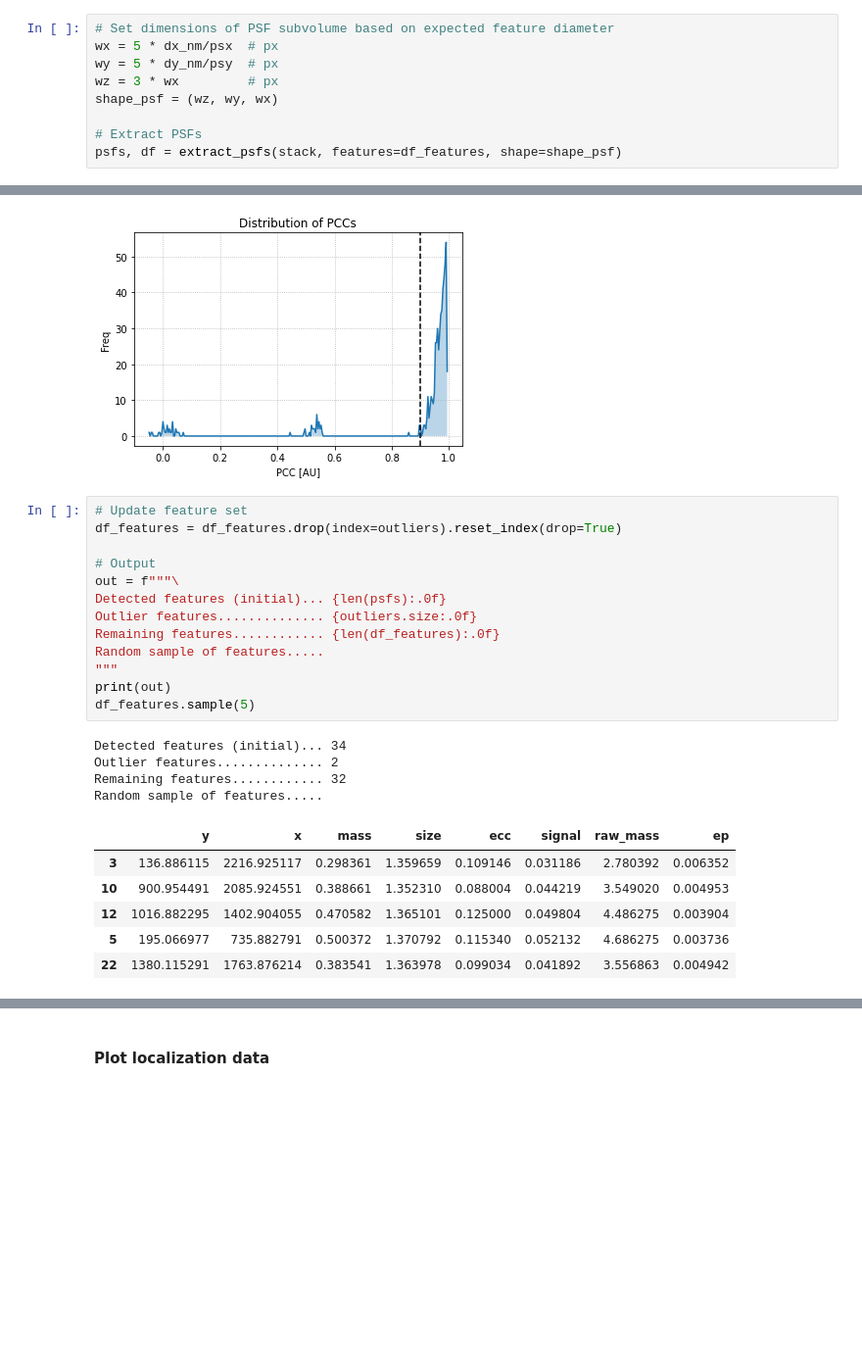
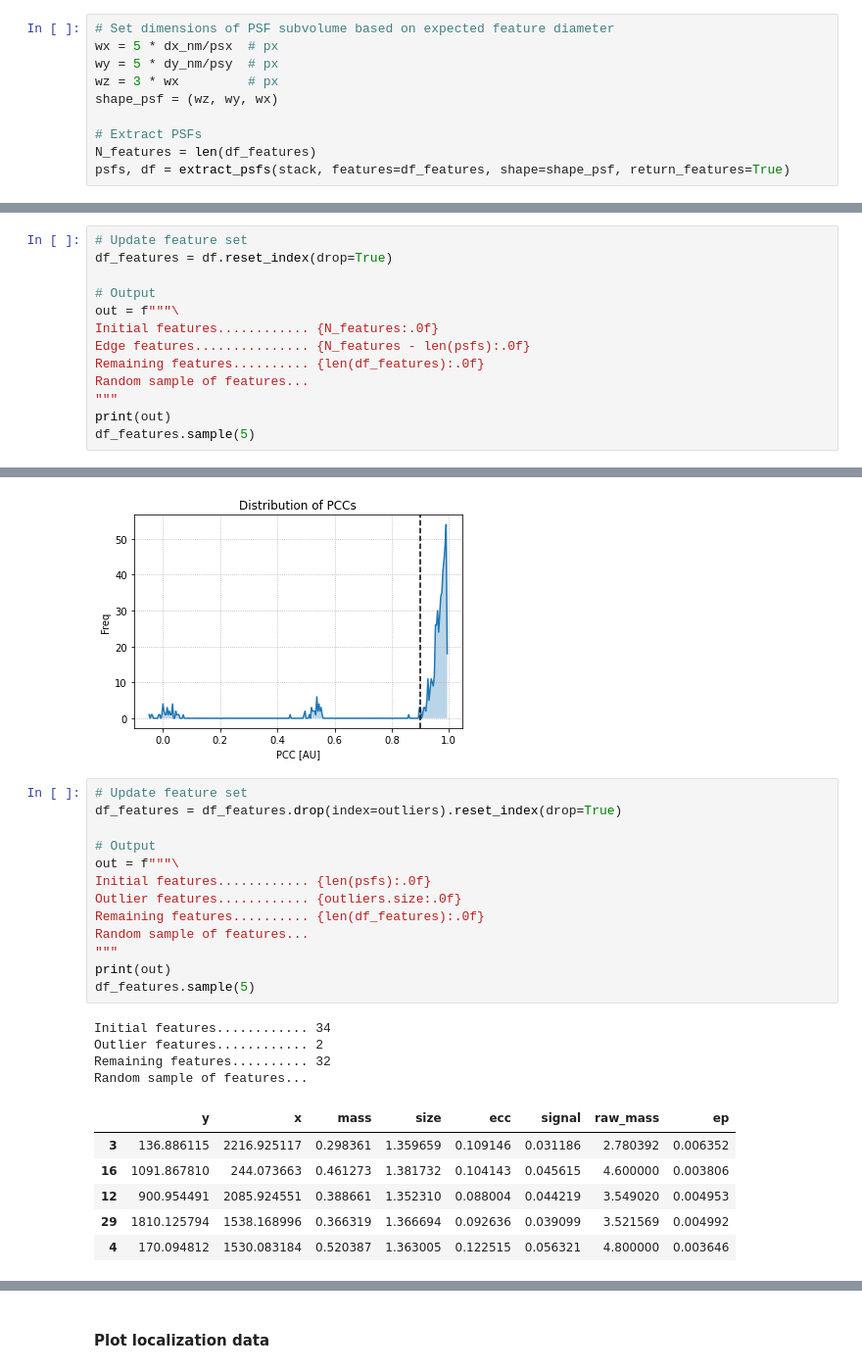
Before and after one commit to hoogenboom-group/PSF-Extractor, a Jupyter notebook: notebooks/walkthrough.ipynb, the cells around one changed output, grey strips where cells are left out. Shown at 98% size. Cells and saved outputs as stored; diff of their text form; blank space fills up the shorter version.

```diff
--- a/notebooks/walkthrough.ipynb
+++ b/notebooks/walkthrough.ipynb
@@ -251,7 +258,8 @@ wz = 3 * wx         # px
 shape_psf = (wz, wy, wx)
 
 # Extract PSFs
-psfs, df = extract_psfs(stack, features=df_features, shape=shape_psf)
+N_features = len(df_features)
+psfs, df = extract_psfs(stack, features=df_features, shape=shape_psf, return_features=True)
 # %% [markdown]
 #### Plot the maximum intensity projection of each extracted PSF
 # %%
@@ -259,3 +267,16 @@ psfs, df = extract_psfs(stack, features=df_features, shape=shape_psf)
 plot_psfs(psfs)
 # %% [output]
 [figure]
+# %%
+# Update feature set
+df_features = df.reset_index(drop=True)
+
+# Output
+out = f"""\
+Initial features............ {N_features:.0f}
+Edge features............... {N_features - len(psfs):.0f}
+Remaining features.......... {len(df_features):.0f}
+Random sample of features...
+"""
+print(out)
+df_features.sample(5)
@@ -283,26 +317,26 @@ plot_pcc_distribution(pccs, pcc_min=pcc_min, bins=pccs.size//2)
 # %%
 # Update feature set
 df_features = df_features.drop(index=outliers).reset_index(drop=True)
 
 # Output
 out = f"""\
-Detected features (initial)... {len(psfs):.0f}
-Outlier features.............. {outliers.size:.0f}
-Remaining features............ {len(df_features):.0f}
-Random sample of features.....
+Initial features............ {len(psfs):.0f}
+Outlier features............ {outliers.size:.0f}
+Remaining features.......... {len(df_features):.0f}
+Random sample of features...
 """
 print(out)
 df_features.sample(5)
 # %% [output]
-Detected features (initial)... 34
-Outlier features.............. 2
-Remaining features............ 32
-Random sample of features.....
+Initial features............ 34
+Outlier features............ 2
+Remaining features.......... 32
+Random sample of features...
 |  | y | x | mass | size | ecc | signal | raw_mass | ep |
 | 3 | 136.886115 | 2216.925117 | 0.298361 | 1.359659 | 0.109146 | 0.031186 | 2.780392 | 0.006352 |
-| 10 | 900.954491 | 2085.924551 | 0.388661 | 1.352310 | 0.088004 | 0.044219 | 3.549020 | 0.004953 |
-| 12 | 1016.882295 | 1402.904055 | 0.470582 | 1.365101 | 0.125000 | 0.049804 | 4.486275 | 0.003904 |
-| 5 | 195.066977 | 735.882791 | 0.500372 | 1.370792 | 0.115340 | 0.052132 | 4.686275 | 0.003736 |
-| 22 | 1380.115291 | 1763.876214 | 0.383541 | 1.363978 | 0.099034 | 0.041892 | 3.556863 | 0.004942 |
+| 16 | 1091.867810 | 244.073663 | 0.461273 | 1.381732 | 0.104143 | 0.045615 | 4.600000 | 0.003806 |
+| 12 | 900.954491 | 2085.924551 | 0.388661 | 1.352310 | 0.088004 | 0.044219 | 3.549020 | 0.004953 |
+| 29 | 1810.125794 | 1538.168996 | 0.366319 | 1.366694 | 0.092636 | 0.039099 | 3.521569 | 0.004992 |
+| 4 | 170.094812 | 1530.083184 | 0.520387 | 1.363005 | 0.122515 | 0.056321 | 4.800000 | 0.003646 |
 # %% [markdown]
 ## 8) Localize PSFs
```
Also changed, not shown: parts of 35 cells of this notebook.
